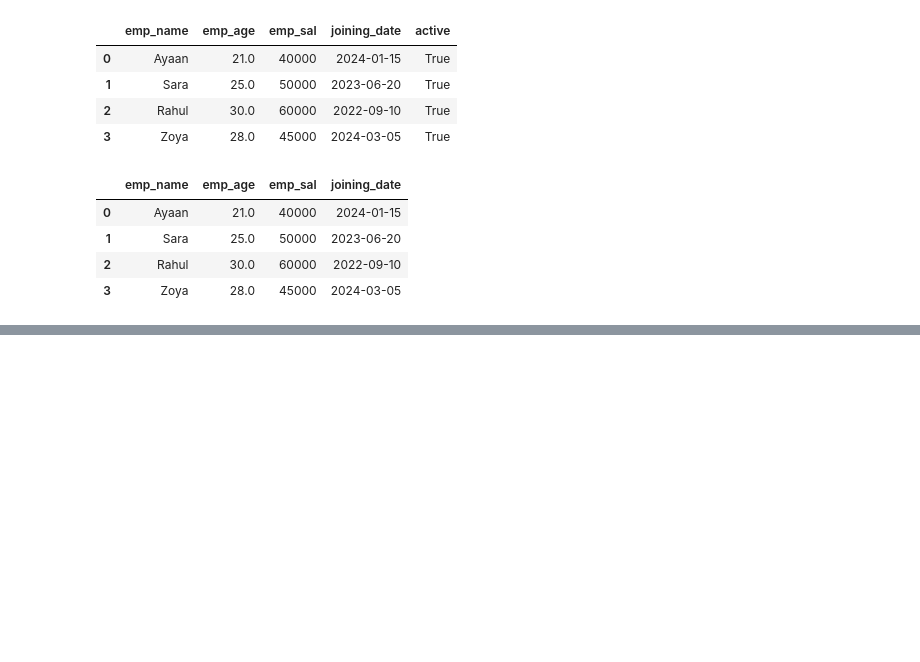
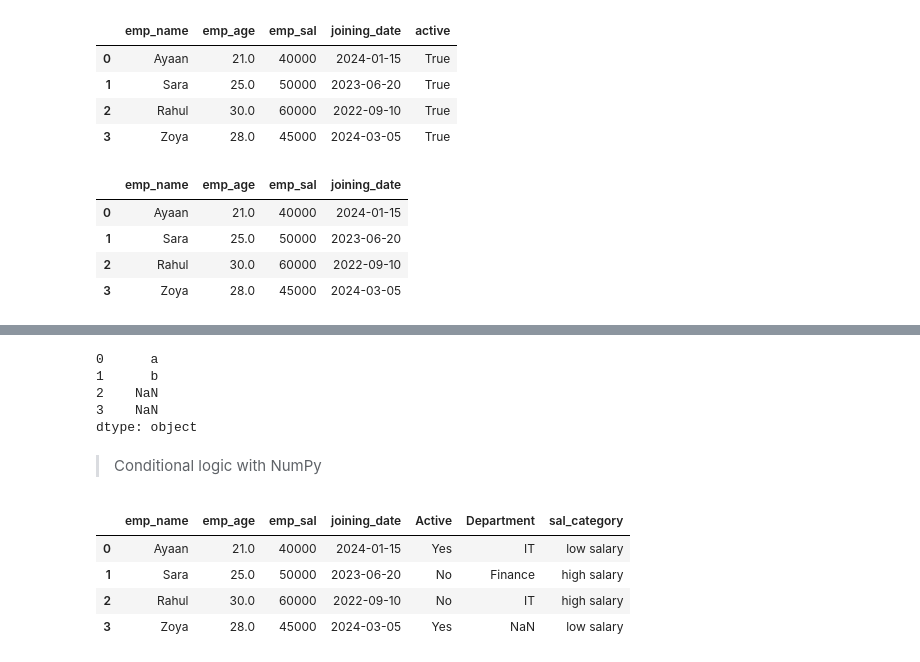
Before and after one commit to adnanmanzoormalik/Pandas, a Jupyter notebook: 07_DataTypesandTransformations.ipynb, the cells around one changed output, grey strips where cells are left out. Cells and saved outputs as stored; diff of their text form; code cells hidden in the pictures; blank space fills up the shorter version.

```diff
--- a/07_DataTypesandTransformations.ipynb
+++ b/07_DataTypesandTransformations.ipynb
@@ -198,3 +329,5 @@ df
 | 1 | Sara | 25.0 | 50000 | 2023-06-20 |
 | 2 | Rahul | 30.0 | 60000 | 2022-09-10 |
 | 3 | Zoya | 28.0 | 45000 | 2024-03-05 |
+# %%
+df["Active"] = [True, False, False, True]
@@ -200,0 +336,8 @@ df
+# %%
+# replace() — substitute specific values
+# Replace a value throughout a DataFrame:
+df["Active"] = df["Active"].replace({
+    True: "Yes",
+    False:"No"
+})
+df
@@ -200,0 +376,9 @@ df
+# %%
+# map() — map values to corresponding outputs
+
+df["Department"] = df["emp_name"].map({ #this will create a new column
+    "Ayaan" : "IT",
+    "Sara" : "Finance",
+    "Rahul":"IT"
+}) #if we dont mention a column it ll keep the value as NULL or NaN
+df
@@ -200,0 +391,31 @@ df
+# %%
+series = pd.Series(["A", "B", "C", "D"])
+series.map({
+    "A":"a",
+    "B":"b"
+}) #if we dont specify a column it ll still change it and keep the value as NAN
+
+#NOTE: With dictionary-based map(), values that have no matching key become missing (NaN or an appropriate missing value for the dtype). Ensure your mapping covers all possible values if you don't want this.
+# %% [output]
+0      a
+1      b
+2    NaN
+3    NaN
+dtype: object
+# %% [markdown]
+> Conditional logic with NumPy
+# %%
+# np.where() — choose between two outcomes
+# Suppose you want to classify employees based on salary:
+df["sal_category"] = np.where( #this ll create a new column
+    df["emp_sal"]>=50000,
+    "high salary",
+    "low salary"
+)
+df
+# %% [output]
+|  | emp_name | emp_age | emp_sal | joining_date | Active | Department | sal_category |
+| 0 | Ayaan | 21.0 | 40000 | 2024-01-15 | Yes | IT | low salary |
+| 1 | Sara | 25.0 | 50000 | 2023-06-20 | No | Finance | high salary |
+| 2 | Rahul | 30.0 | 60000 | 2022-09-10 | No | IT | high salary |
+| 3 | Zoya | 28.0 | 45000 | 2024-03-05 | Yes | NaN | low salary |
```
Also changed, not shown: parts of 12 cells of this notebook, 1 other file.
